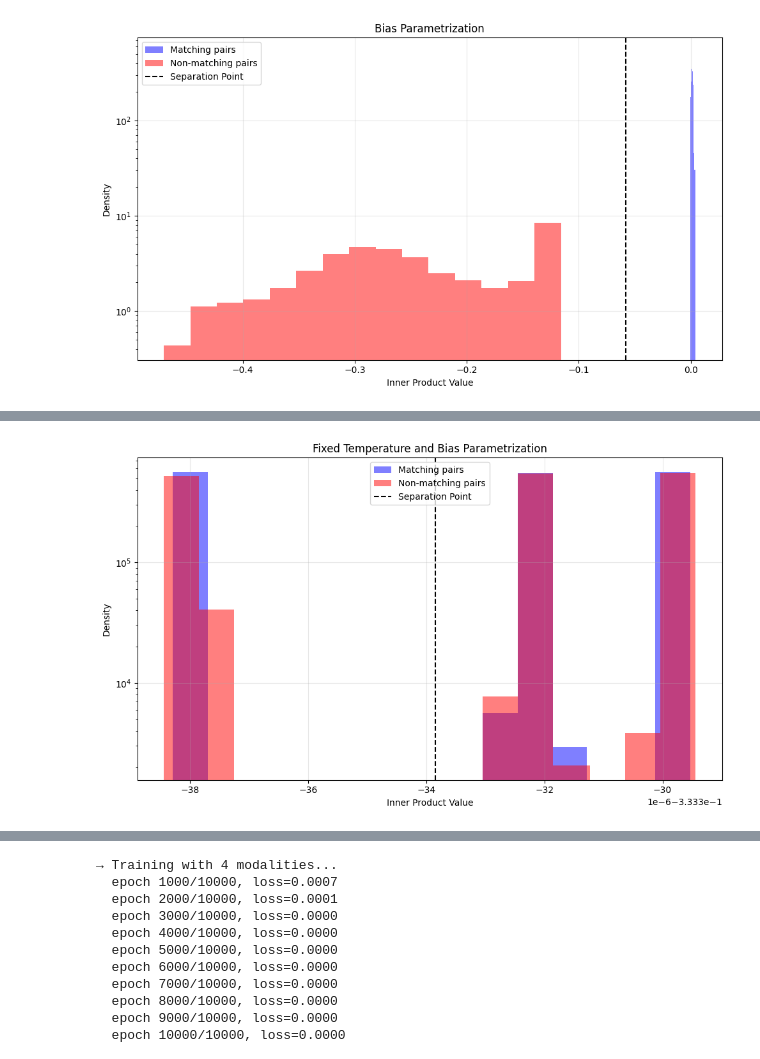
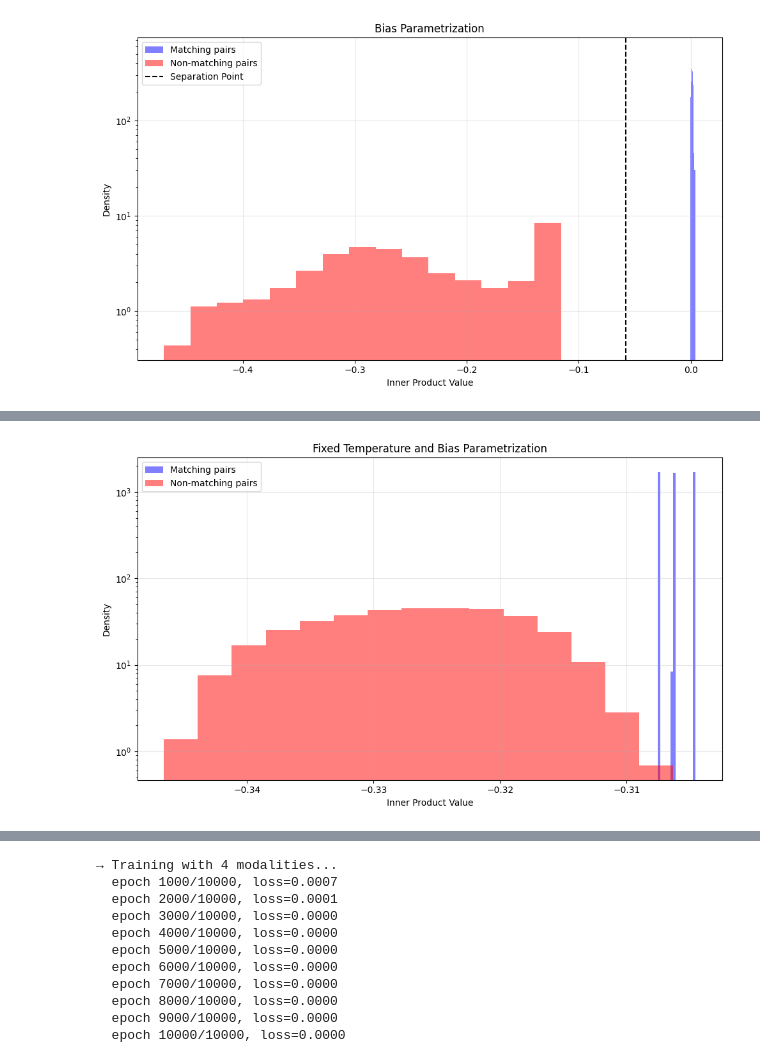
Before and after one commit to BangachevKiril/RepresentationLearningTheory, a Jupyter notebook: SigLIP/MoreModalities.ipynb, the cells around one changed output, grey strips where cells are left out. Drawn from its saved outputs; the diff is of its cells as text; code cells hidden in the pictures.

```diff
--- a/SigLIP/MoreModalities.ipynb
+++ b/SigLIP/MoreModalities.ipynb
@@ -282,7 +282,7 @@ n_modalities = 4  # Number of modalities to align
 n_epochs = int(1e4)
 device_str = 'cuda' if torch.cuda.is_available() else 'cpu'
 
-initial_temperature = 10.0
+initial_temperature = 200.0
 initial_bias = -10.0
 bias_is_trainable = False
 
@@ -302,7 +302,7 @@ criterion = SigLIPLoss(
     trainable_temp=False,
     bias=initial_bias,
     trainable_bias=bias_is_trainable,
-    relative_bias_parameterization=False
+    relative_bias_parameterization=True
 ).to(device_str)
 
 # Setup optimizer
@@ -376,32 +376,32 @@ for i in range(n_modalities):
         inner_products = torch.matmul(final_vectors[i], final_vectors[j].t())
 
         # Get matching pairs (diagonal elements)
         matching_pairs = torch.diag(inner_products).detach().cpu().numpy()
         all_matching_pairs.extend(matching_pairs)
 
         # Get non-matching pairs (off-diagonal elements)
         mask = ~torch.eye(n_classes, dtype=bool, device=device_str)
         non_matching_pairs = inner_products[mask].detach().cpu().numpy()
         all_non_matching_pairs.extend(non_matching_pairs)
 
 # Plot single histograms for all matching and non-matching pairs
 plt.hist(all_matching_pairs, bins=15, alpha=0.5,
         label='Matching pairs', color='blue', density=True, log=True)
 plt.hist(all_non_matching_pairs, bins=15, alpha=0.5,
         label='Non-matching pairs', color='red', density=True, log=True)
 
 # Add red line showing separation between max non-matching and min matching
 min_matching = np.min(all_matching_pairs)
 max_non_matching = np.max(all_non_matching_pairs)
 midpoint = (min_matching + max_non_matching) / 2
-plt.axvline(x=midpoint, color='black', linestyle='--', label='Separation Point')
+# plt.axvline(x=midpoint, color='black', linestyle='--', label='Separation Point')
 
 plt.xlabel('Inner Product Value')
 plt.ylabel('Density')
 plt.title('Fixed Temperature and Bias Parametrization')
 plt.legend()
 plt.grid(True, alpha=0.3)
 plt.tight_layout()
 plt.show()
 # %% [output]
-[figure, old version]
+[figure, new version]
```
Also changed, not shown: parts of 8 cells of this notebook, 6 other files.
